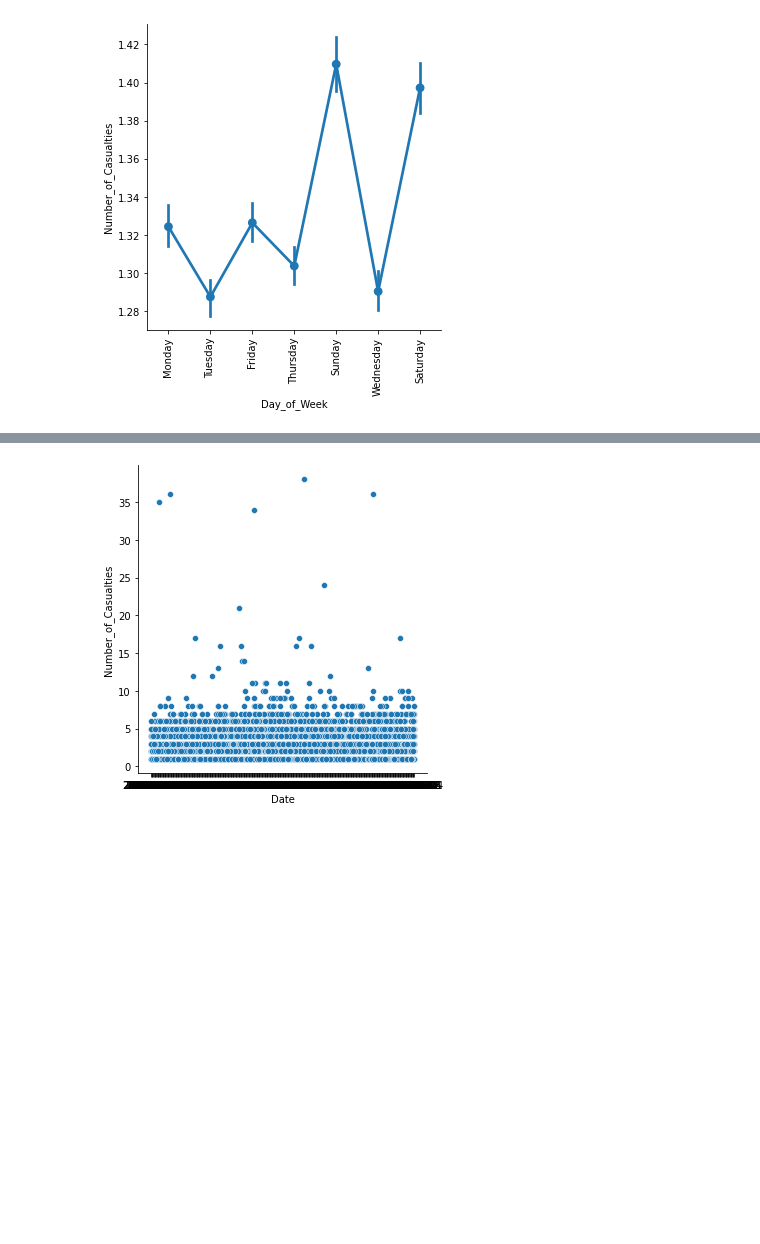
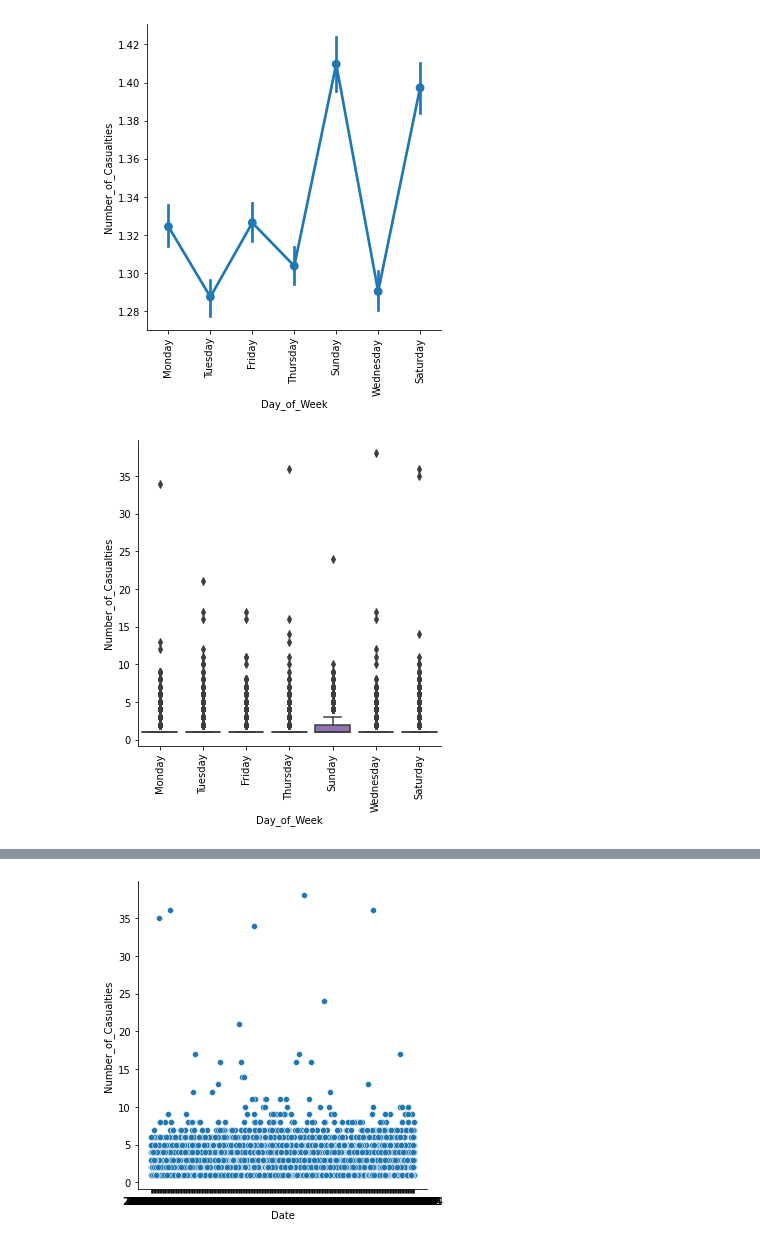
Before and after one commit to obimbasmart/CatBoost-Road-Accident-2015, a Jupyter notebook: Exploratory_data_analysis.ipynb, the cells around one changed output, grey strips where cells are left out. Saved outputs shown, nothing was run; the diff lists cells and outputs as text; code cells hidden in the pictures; blank space fills up the shorter version.

```diff
--- a/Exploratory_data_analysis.ipynb
+++ b/Exploratory_data_analysis.ipynb
@@ -95,3 +95,9 @@ plt.xticks(rotation=90)
 plt.show()
 # %% [output]
 [figure]
+# %%
+sns.catplot(x='Day_of_Week',y='Number_of_Casualties', data=Accident, kind='box')
+plt.xticks(rotation=90)
+plt.show()
+# %% [output]
+[figure, added]
```
Also changed, not shown: parts of 5 cells of this notebook.
